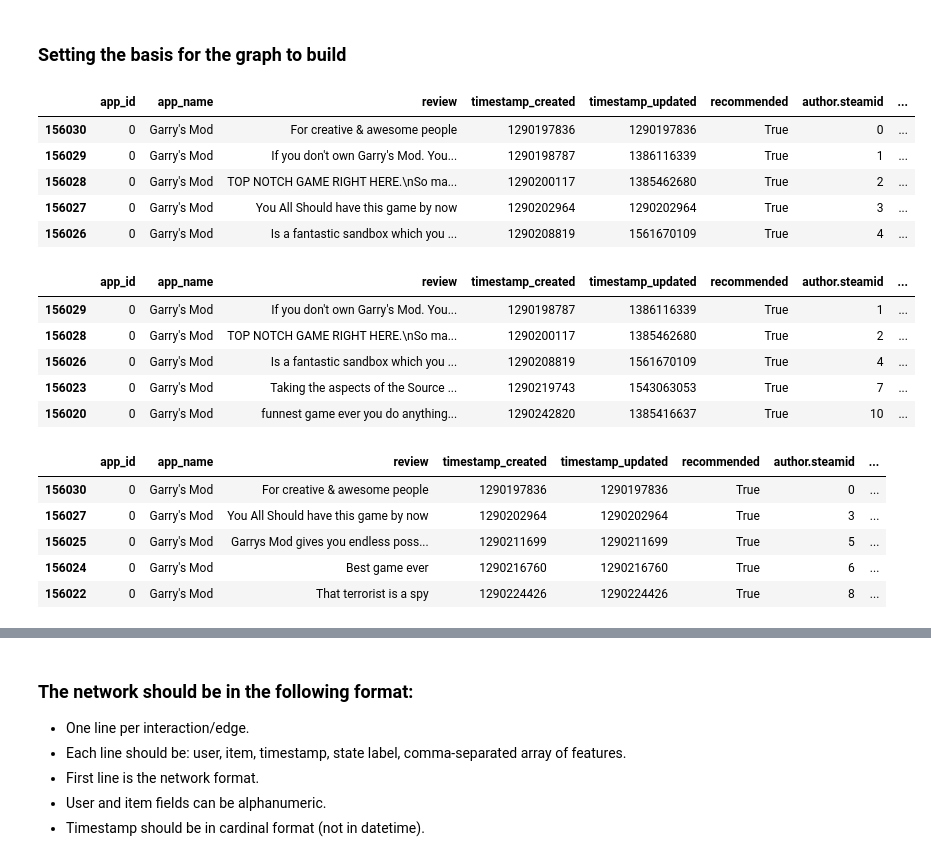
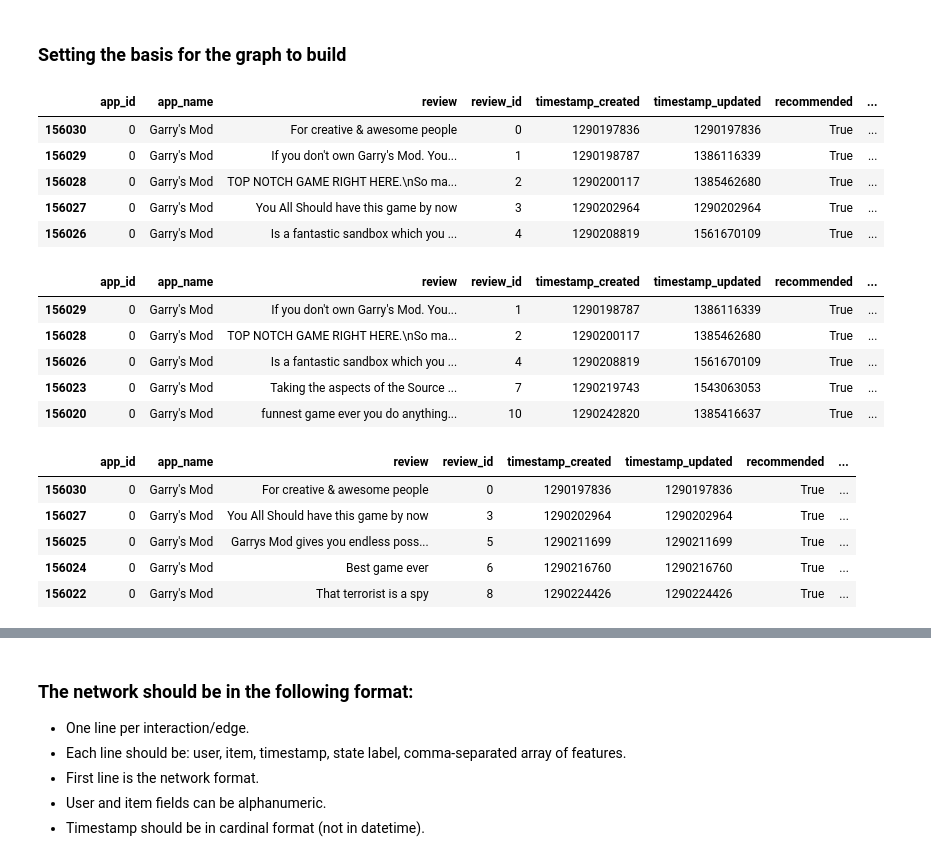
Before and after one commit to Litr0/Steam_data_converter_ML, a Jupyter notebook: transform_steam_data.ipynb, the cells around one changed output, grey strips where cells are left out. Cells and saved outputs as stored; diff of their text form; code cells hidden in the pictures.

```diff
--- a/transform_steam_data.ipynb
+++ b/transform_steam_data.ipynb
@@ -93,23 +93,27 @@ Percentage of review bombing: 14.38%
 ### Setting the basis for the graph to build
 # %%
 steam_reviews_english = steam_reviews[(steam_reviews["language"] == "english")]
-steam_reviews_english = steam_reviews_english[['app_id', 'app_name', 'review', 'timestamp_created', 'timestamp_updated', 'recommended', 'author.steamid', 'weighted_vote_score']]
+steam_reviews_english = steam_reviews_english[['app_id', 'app_name', 'review', 'review_id','timestamp_created', 'timestamp_updated', 'recommended', 'author.steamid', 'weighted_vote_score']]
 steam_reviews_english = steam_reviews_english.sort_values(by=['timestamp_created', 'timestamp_updated'], ascending=[True, True])
 
 # Replace the author.steamid with smaller numbers starting from 0
 steam_reviews_english['author.steamid'] = pd.factorize(steam_reviews_english['author.steamid'])[0]
 
 # Replace the app_id with smaller numbers starting from 0
 steam_reviews_english['app_id'] = pd.factorize(steam_reviews_english['app_id'])[0]
 
+# Replace the review_id with smaller numbers starting from 0
+
+steam_reviews_english['review_id'] = pd.factorize(steam_reviews_english['review_id'])[0]
+
 steam_reviews_english.head()
 # %% [output]
-|  | app_id | app_name | review | timestamp_created | timestamp_updated | recommended | author.steamid | ... |
-| 156030 | 0 | Garry's Mod | For creative & awesome people | 1290197836 | 1290197836 | True | 0 | ... |
-| 156029 | 0 | Garry's Mod | If you don't own Garry's Mod. You... | 1290198787 | 1386116339 | True | 1 | ... |
-| 156028 | 0 | Garry's Mod | TOP NOTCH GAME RIGHT HERE.\nSo ma... | 1290200117 | 1385462680 | True | 2 | ... |
-| 156027 | 0 | Garry's Mod | You All Should have this game by now | 1290202964 | 1290202964 | True | 3 | ... |
-| 156026 | 0 | Garry's Mod | Is a fantastic sandbox which you ... | 1290208819 | 1561670109 | True | 4 | ... |
+|  | app_id | app_name | review | review_id | timestamp_created | timestamp_updated | recommended | ... |
+| 156030 | 0 | Garry's Mod | For creative & awesome people | 0 | 1290197836 | 1290197836 | True | ... |
+| 156029 | 0 | Garry's Mod | If you don't own Garry's Mod. You... | 1 | 1290198787 | 1386116339 | True | ... |
+| 156028 | 0 | Garry's Mod | TOP NOTCH GAME RIGHT HERE.\nSo ma... | 2 | 1290200117 | 1385462680 | True | ... |
+| 156027 | 0 | Garry's Mod | You All Should have this game by now | 3 | 1290202964 | 1290202964 | True | ... |
+| 156026 | 0 | Garry's Mod | Is a fantastic sandbox which you ... | 4 | 1290208819 | 1561670109 | True | ... |
 # %%
 # Reviews that were updated
 steam_reviews_updated = steam_reviews_english[(steam_reviews_english['timestamp_created'] != steam_reviews_english['timestamp_updated'])]
@@ -119,21 +123,21 @@ steam_reviews_not_updated = steam_reviews_english[(steam_reviews_english['timest
 # %%
 steam_reviews_updated.head()
 # %% [output]
-|  | app_id | app_name | review | timestamp_created | timestamp_updated | recommended | author.steamid | ... |
-| 156029 | 0 | Garry's Mod | If you don't own Garry's Mod. You... | 1290198787 | 1386116339 | True | 1 | ... |
-| 156028 | 0 | Garry's Mod | TOP NOTCH GAME RIGHT HERE.\nSo ma... | 1290200117 | 1385462680 | True | 2 | ... |
-| 156026 | 0 | Garry's Mod | Is a fantastic sandbox which you ... | 1290208819 | 1561670109 | True | 4 | ... |
-| 156023 | 0 | Garry's Mod | Taking the aspects of the Source ... | 1290219743 | 1543063053 | True | 7 | ... |
-| 156020 | 0 | Garry's Mod | funnest game ever you do anything... | 1290242820 | 1385416637 | True | 10 | ... |
+|  | app_id | app_name | review | review_id | timestamp_created | timestamp_updated | recommended | ... |
+| 156029 | 0 | Garry's Mod | If you don't own Garry's Mod. You... | 1 | 1290198787 | 1386116339 | True | ... |
+| 156028 | 0 | Garry's Mod | TOP NOTCH GAME RIGHT HERE.\nSo ma... | 2 | 1290200117 | 1385462680 | True | ... |
+| 156026 | 0 | Garry's Mod | Is a fantastic sandbox which you ... | 4 | 1290208819 | 1561670109 | True | ... |
+| 156023 | 0 | Garry's Mod | Taking the aspects of the Source ... | 7 | 1290219743 | 1543063053 | True | ... |
+| 156020 | 0 | Garry's Mod | funnest game ever you do anything... | 10 | 1290242820 | 1385416637 | True | ... |
 # %%
 steam_reviews_not_updated.head()
 # %% [output]
-|  | app_id | app_name | review | timestamp_created | timestamp_updated | recommended | author.steamid | ... |
-| 156030 | 0 | Garry's Mod | For creative & awesome people | 1290197836 | 1290197836 | True | 0 | ... |
-| 156027 | 0 | Garry's Mod | You All Should have this game by now | 1290202964 | 1290202964 | True | 3 | ... |
-| 156025 | 0 | Garry's Mod | Garrys Mod gives you endless poss... | 1290211699 | 1290211699 | True | 5 | ... |
-| 156024 | 0 | Garry's Mod | Best game ever | 1290216760 | 1290216760 | True | 6 | ... |
-| 156022 | 0 | Garry's Mod | That terrorist is a spy | 1290224426 | 1290224426 | True | 8 | ... |
+|  | app_id | app_name | review | review_id | timestamp_created | timestamp_updated | recommended | ... |
+| 156030 | 0 | Garry's Mod | For creative & awesome people | 0 | 1290197836 | 1290197836 | True | ... |
+| 156027 | 0 | Garry's Mod | You All Should have this game by now | 3 | 1290202964 | 1290202964 | True | ... |
+| 156025 | 0 | Garry's Mod | Garrys Mod gives you endless poss... | 5 | 1290211699 | 1290211699 | True | ... |
+| 156024 | 0 | Garry's Mod | Best game ever | 6 | 1290216760 | 1290216760 | True | ... |
+| 156022 | 0 | Garry's Mod | That terrorist is a spy | 8 | 1290224426 | 1290224426 | True | ... |
 # %%
 def create_review_df(df):
     data = []
```
Also changed, not shown: parts of 11 cells of this notebook.
